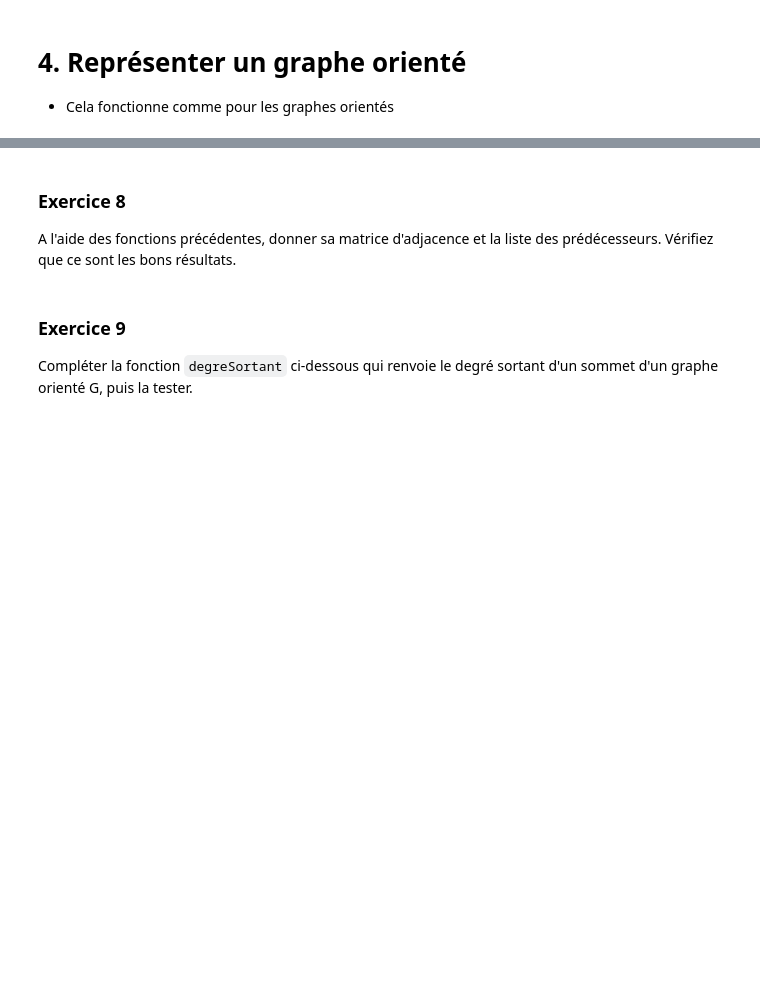
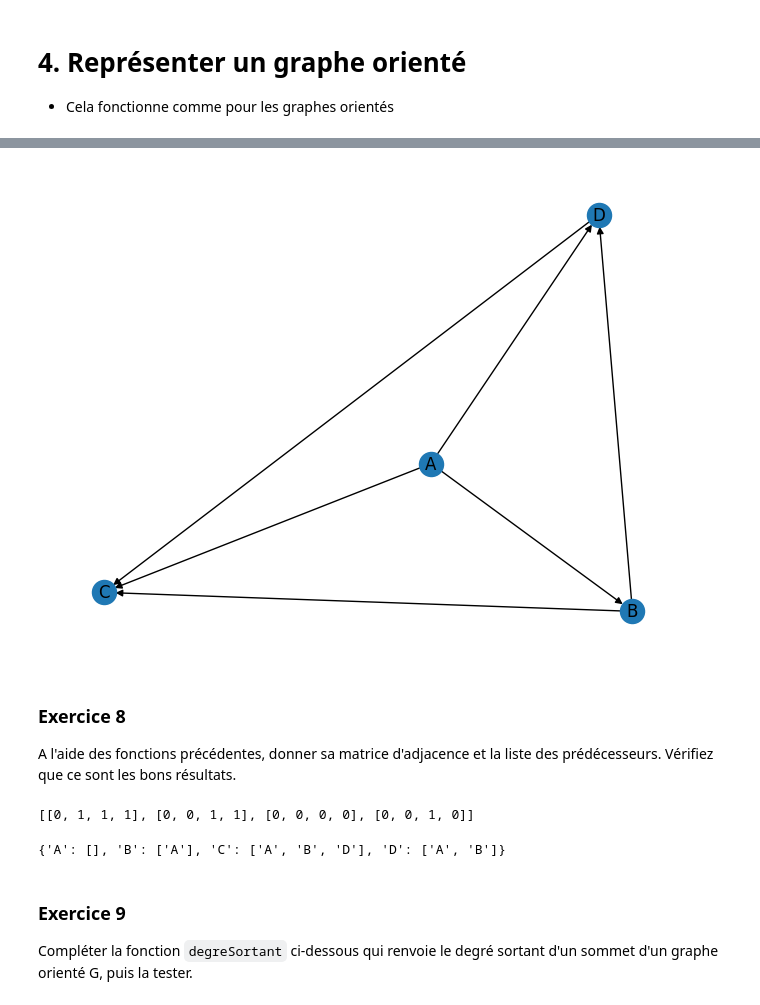
Before and after one commit to Strictop/TG3, a Jupyter notebook: TG3/Deuxieme Trimestre/graph/Graphes_avec_networkx.ipynb, the cells around one changed output, grey strips where cells are left out. Saved outputs shown, nothing was run; the diff lists cells and outputs as text; code cells hidden in the pictures; blank space fills up the shorter version.

```diff
--- a/TG3/Deuxieme Trimestre/graph/Graphes_avec_networkx.ipynb
+++ b/TG3/Deuxieme Trimestre/graph/Graphes_avec_networkx.ipynb
@@ -482,10 +510,26 @@ Représenter le graphe orienté ci-dessous.
+# %%
+# votre code
+DG1 = nx.DiGraph()
+DG1.add_edges_from([('A','B'),('A','C'),('A','D'),('B','C'),('B','D'),('D','C')])
+import matplotlib.pyplot as plt
+plt.clf()
+nx.draw(DG1, with_labels=True)
+plt.show()
+# %% [output]
+[figure, added]
 # %% [markdown]
 ### Exercice 8
 A l'aide des fonctions précédentes, donner sa matrice d'adjacence et la liste des prédécesseurs. Vérifiez que ce sont les bons résultats.
 # %%
 # votre code
+matriceDadjacence(DG)
+# %% [output]
+[[0, 1, 1, 1], [0, 0, 1, 1], [0, 0, 0, 0], [0, 0, 1, 0]]
 # %%
 # votre code
+listeDadjacence(DG)
+# %% [output]
+{'A': [], 'B': ['A'], 'C': ['A', 'B', 'D'], 'D': ['A', 'B']}
 # %% [markdown]
 ### Exercice 9
 Compléter la fonction <code>degreSortant</code> ci-dessous qui renvoie le degré sortant d'un sommet d'un graphe orienté G, puis la tester.
```
Also changed, not shown: parts of 30 cells of this notebook, 2 other files.
